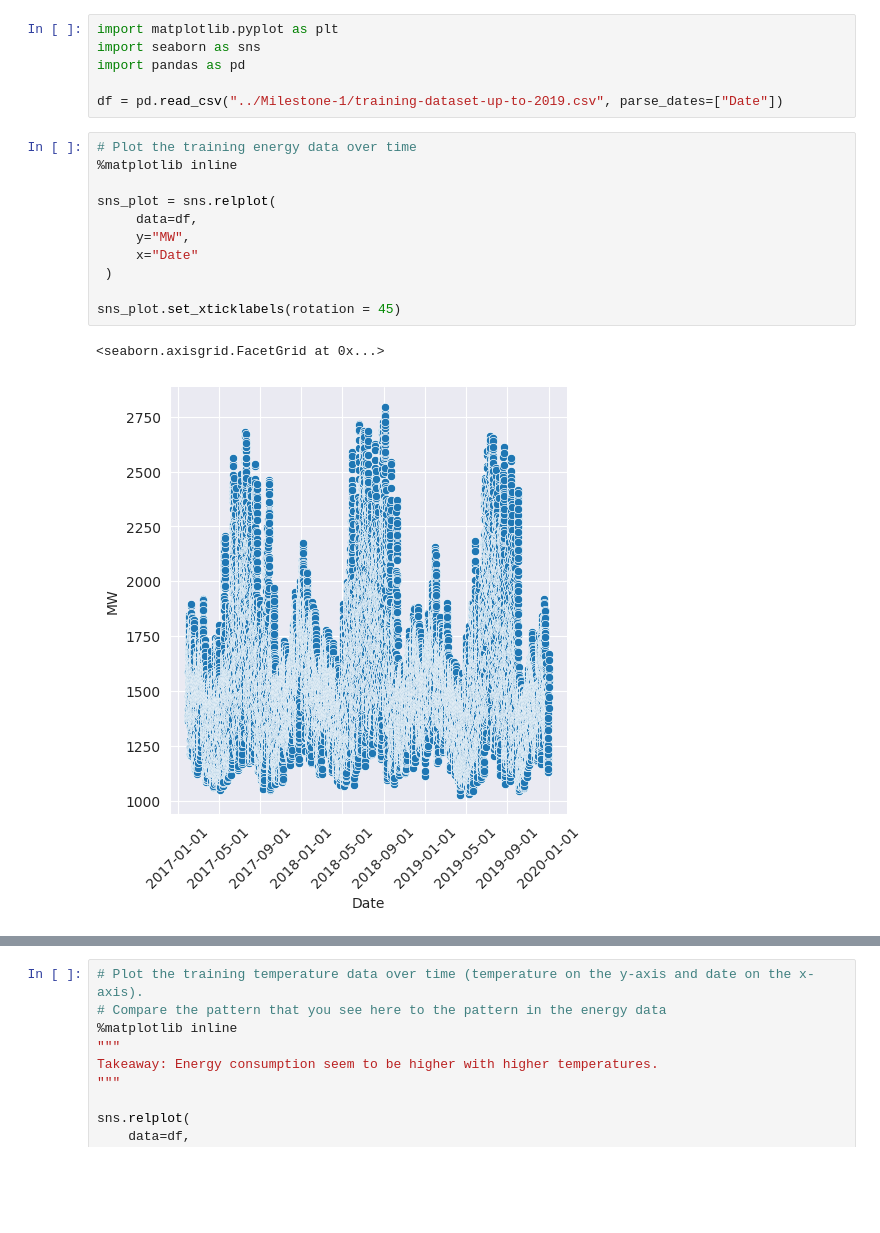
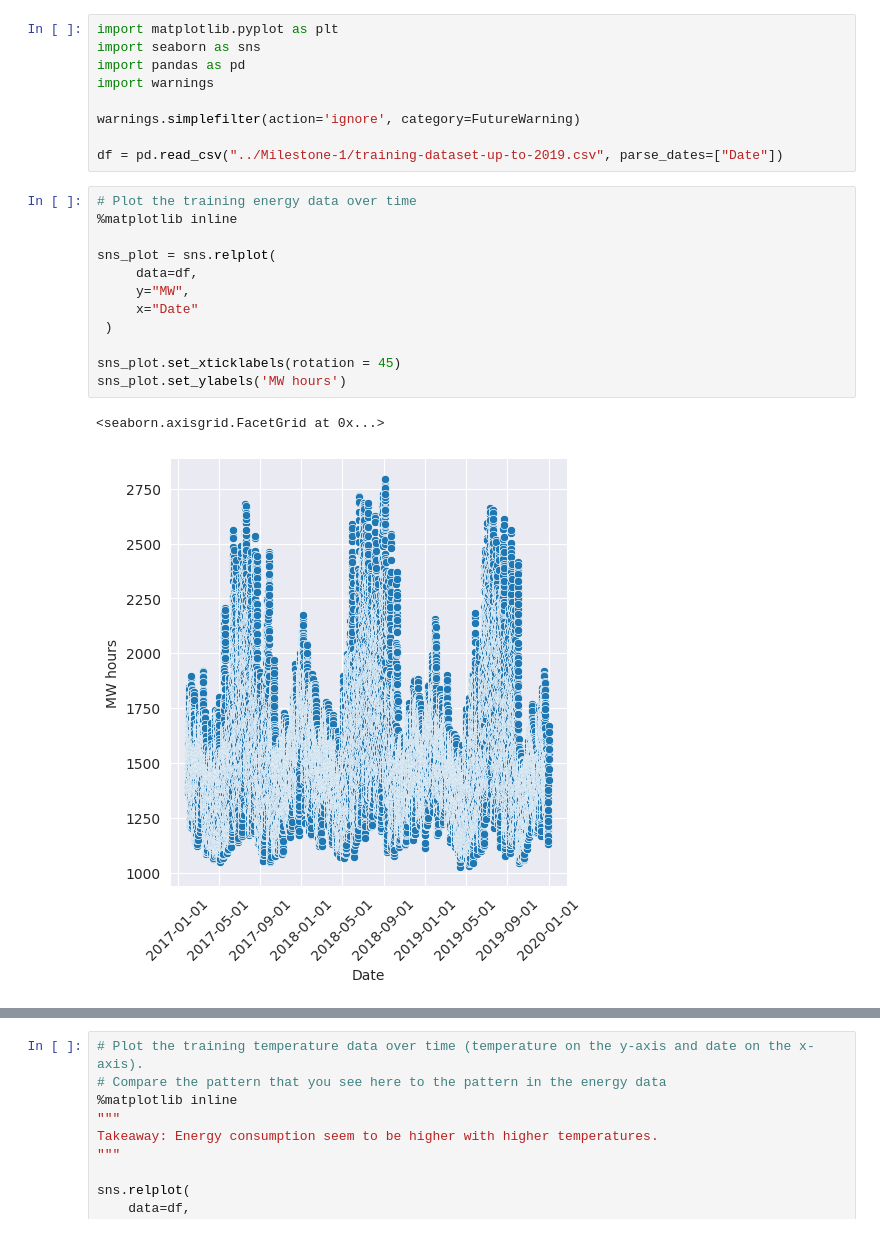
Before and after one commit to valentinogagliardi/time-series-forecasting-python, a Jupyter notebook: Milestone-2/milestone-2.ipynb, the cells around one changed output, grey strips where cells are left out. Drawn from its saved outputs; the diff is of its cells as text; blank space fills up the shorter version.

```diff
--- a/Milestone-2/milestone-2.ipynb
+++ b/Milestone-2/milestone-2.ipynb
@@ -2,22 +2,26 @@
 import matplotlib.pyplot as plt
 import seaborn as sns
 import pandas as pd
+import warnings
+
+warnings.simplefilter(action='ignore', category=FutureWarning)
 
 df = pd.read_csv("../Milestone-1/training-dataset-up-to-2019.csv", parse_dates=["Date"])
 # %%
 # Plot the training energy data over time
 %matplotlib inline
 
 sns_plot = sns.relplot(
      data=df,
      y="MW",
      x="Date"
  )
 
 sns_plot.set_xticklabels(rotation = 45)
+sns_plot.set_ylabels('MW hours')
 # %% [output]
 <seaborn.axisgrid.FacetGrid at 0x...>
-[figure, old version]
+[figure, new version]
 # %%
 # Plot one week of the training energy data (energy usage on the y-axis and date on the x-axis).
 %matplotlib inline
```
Also changed, not shown: parts of 5 cells of this notebook, 2 other files.
